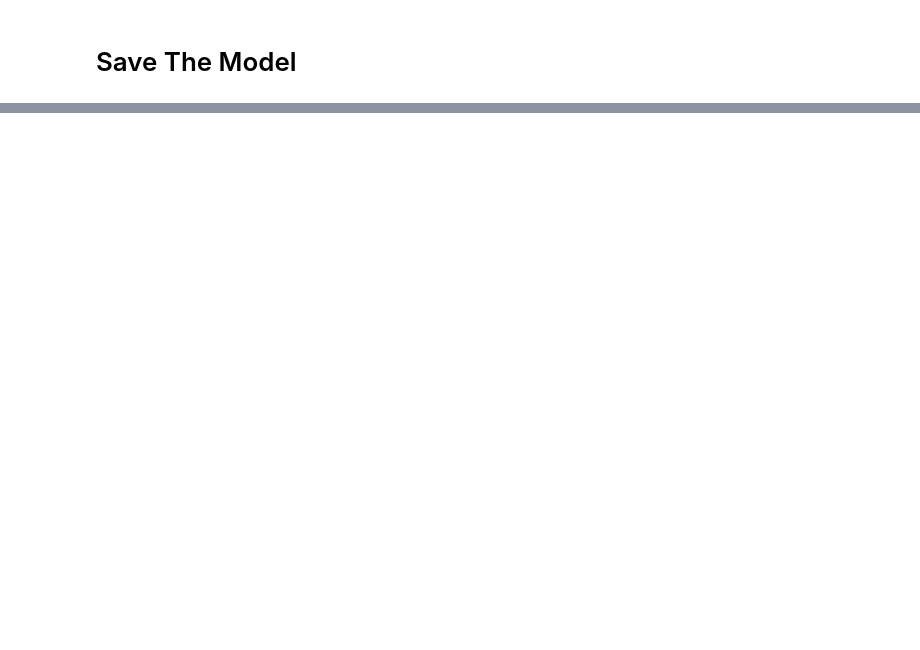
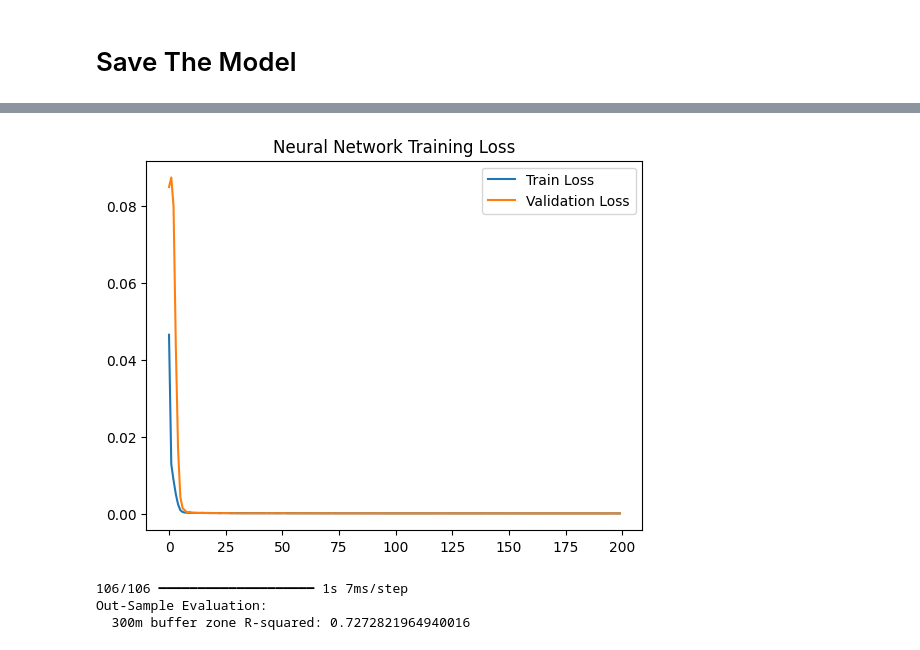
Before and after one commit to FranciscoLozCoding/cooling_with_code, a Jupyter notebook: 08_Xgboost.ipynb, the cells around one changed output, grey strips where cells are left out. Cells and saved outputs as stored; diff of their text form; code cells hidden in the pictures; blank space fills up the shorter version.

```diff
--- a/08_Xgboost.ipynb
+++ b/08_Xgboost.ipynb
@@ -232,0 +399,8 @@ with open('300m_standard_scaler.pkl', 'wb') as f:
+# %%
+import tensorflow.keras.backend as K
+
+# Custom R² (R-squared) metric
+def nn_r2_score(y_true, y_pred):
+    ss_res = K.sum(K.square(y_true - y_pred))  # Residual sum of squares
+    ss_tot = K.sum(K.square(y_true - K.mean(y_true)))  # Total sum of squares
+    return 1 - (ss_res / (ss_tot + K.epsilon()))  # Add epsilon for numerical stability
@@ -232,0 +493,21 @@ with open('300m_standard_scaler.pkl', 'wb') as f:
+# %%
+from tensorflow.keras.callbacks import EarlyStopping
+
+# Define EarlyStopping to stop training when validation MAE stops improving
+early_stopping = EarlyStopping(
+    monitor="val_mae",  # Track validation MAE
+    mode="min",  # Stop when MAE stops decreasing
+    patience=20,  # Allow 10 epochs for possible recovery before stopping
+    restore_best_weights=True,  # Restore best model weights when stopping
+    verbose=1
+)
+
+# Train the model with EarlyStopping
+history = model.fit(
+    X_train, y_train,
+    validation_data=(X_valid, y_valid),
+    epochs=200,  # Maximum epochs
+    batch_size=32,
+    callbacks=[early_stopping],  # Apply early stopping
+    verbose=1
+)
@@ -232,0 +532,14 @@ with open('300m_standard_scaler.pkl', 'wb') as f:
+# %%
+import matplotlib.pyplot as plt
+
+# Evaluate model on validation set
+loss, mae, r2 = model.evaluate(X_valid, y_valid)
+print(f"Validation Loss (MSE): {loss:.4f}, MAE: {mae:.4f}")
+
+# Plot training history
+plt.plot(history.history["loss"], label="Train Loss")
+plt.plot(history.history["val_loss"], label="Validation Loss")
+plt.legend()
+plt.title("Neural Network Training Loss")
+plt.show()
+# %% [output]
@@ -232,0 +548,14 @@ with open('300m_standard_scaler.pkl', 'wb') as f:
+[figure, added]
+# %%
+# Predict on validation set
+outsample_predictions = model.predict(X_valid)
+
+# calculate R-squared score for in-sample predictions
+print(f"Out-Sample Evaluation:")
+
+outsample_r2 = r2_score(y_valid, outsample_predictions)
+print(f"  300m buffer zone R-squared: {outsample_r2}")
+# %% [output]
+106/106 ━━━━━━━━━━━━━━━━━━━━ 1s 7ms/step
+Out-Sample Evaluation:
+  300m buffer zone R-squared: 0.7272821964940016
```
Also changed, not shown: parts of 38 cells of this notebook.
